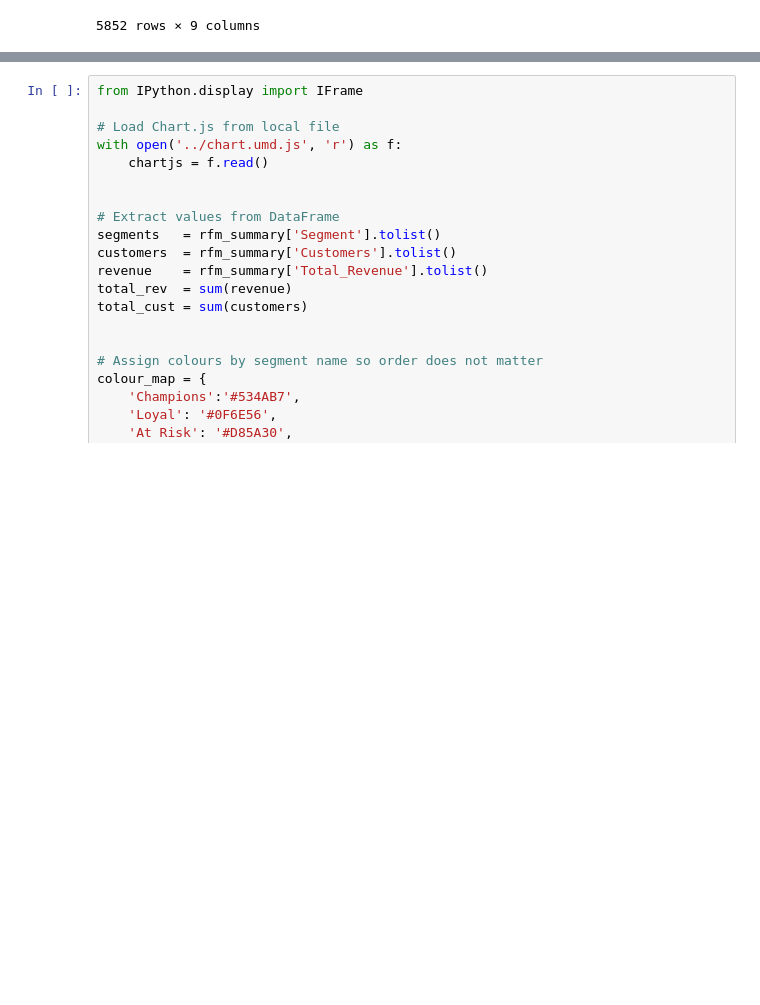
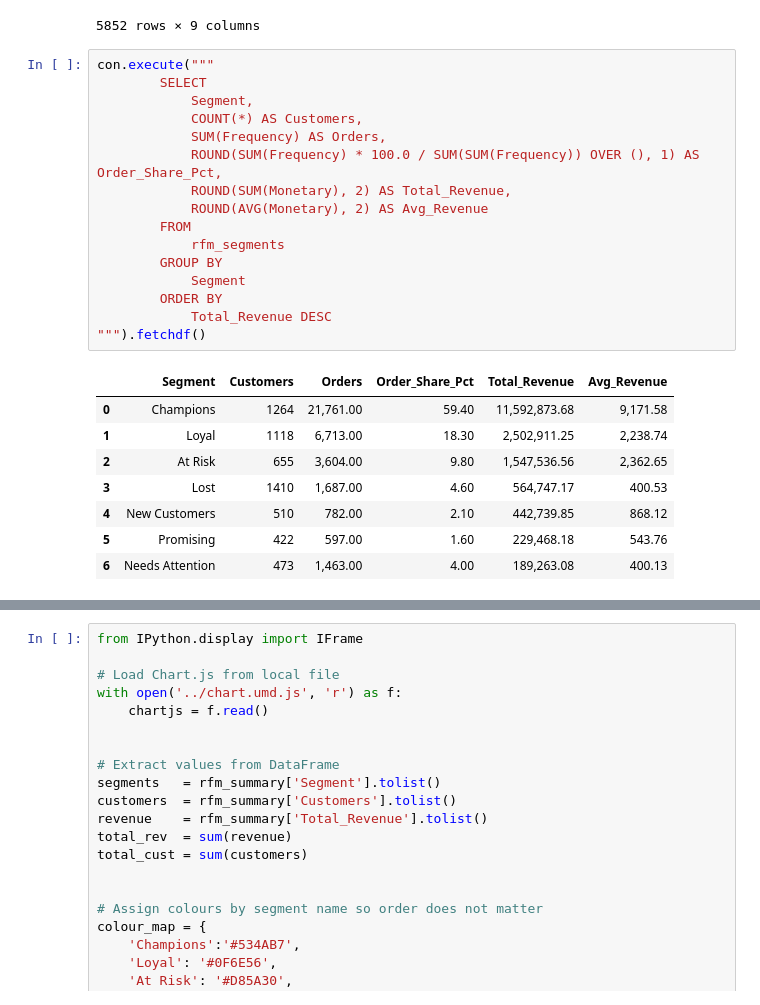
Before and after one commit to Hahm7/online_retail_analysis, a Jupyter notebook: notebooks/analysis.ipynb, the cells around one changed output, grey strips where cells are left out. Drawn from its saved outputs; the diff is of its cells as text; blank space fills up the shorter version.

```diff
--- a/notebooks/analysis.ipynb
+++ b/notebooks/analysis.ipynb
@@ -435,6 +435,31 @@ rfm_segments
 | 5850 | 14,646.00 | 2 | 145 | 526,751.52 | 5 | 5 | 5 | 555 | Champions |
 | 5851 | 18,102.00 | 1 | 145 | 580,987.04 | 5 | 5 | 5 | 555 | Champions |
 5852 rows × 9 columns
+# %%
+con.execute("""
+        SELECT
+            Segment,
+            COUNT(*) AS Customers,
+            SUM(Frequency) AS Orders,
+            ROUND(SUM(Frequency) * 100.0 / SUM(SUM(Frequency)) OVER (), 1) AS Order_Share_Pct,
+            ROUND(SUM(Monetary), 2) AS Total_Revenue,
+            ROUND(AVG(Monetary), 2) AS Avg_Revenue
+        FROM
+            rfm_segments
+        GROUP BY
+            Segment
+        ORDER BY
+            Total_Revenue DESC
+""").fetchdf()
+# %% [output]
+|  | Segment | Customers | Orders | Order_Share_Pct | Total_Revenue | Avg_Revenue |
+| 0 | Champions | 1264 | 21,761.00 | 59.40 | 11,592,873.68 | 9,171.58 |
+| 1 | Loyal | 1118 | 6,713.00 | 18.30 | 2,502,911.25 | 2,238.74 |
+| 2 | At Risk | 655 | 3,604.00 | 9.80 | 1,547,536.56 | 2,362.65 |
+| 3 | Lost | 1410 | 1,687.00 | 4.60 | 564,747.17 | 400.53 |
+| 4 | New Customers | 510 | 782.00 | 2.10 | 442,739.85 | 868.12 |
+| 5 | Promising | 422 | 597.00 | 1.60 | 229,468.18 | 543.76 |
+| 6 | Needs Attention | 473 | 1,463.00 | 4.00 | 189,263.08 | 400.13 |
 # %%
 rfm_summary = con.execute("""
     SELECT
```
Also changed, not shown: parts of 14 cells of this notebook, 2 other files.
